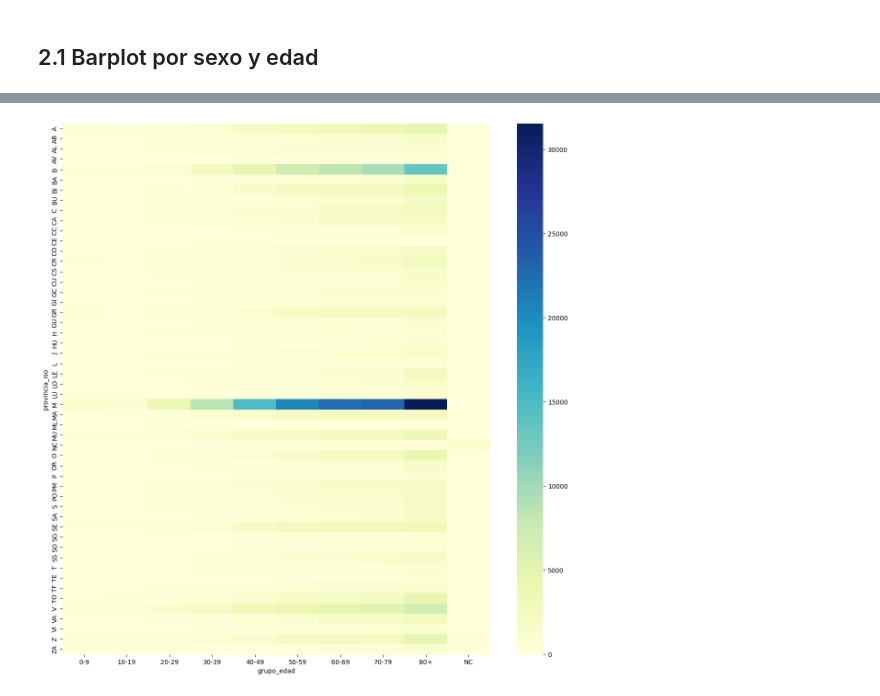
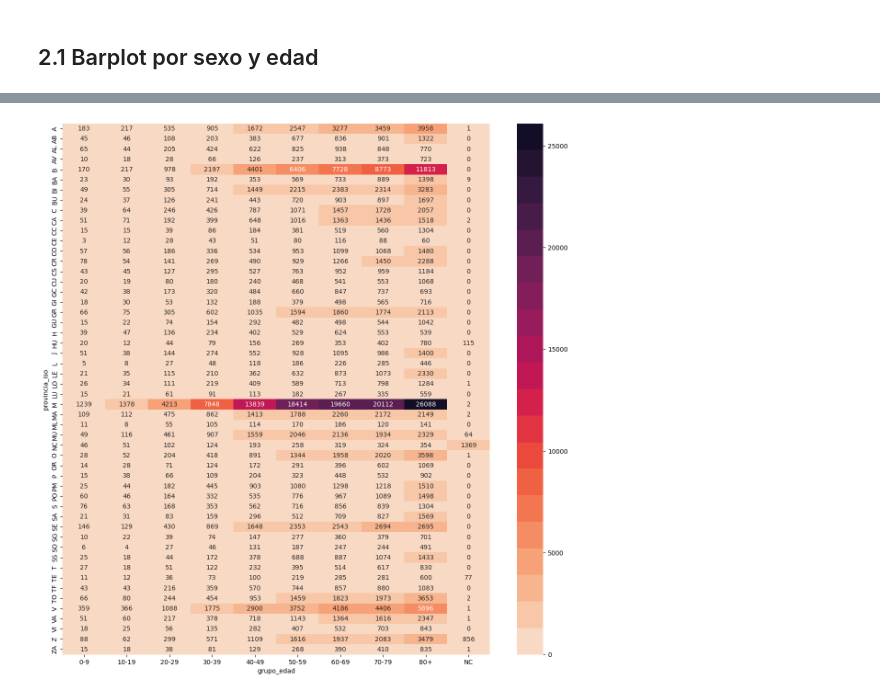
Before and after one commit to alimay01/Advanced-Visual, a Jupyter notebook: 03_seaborn_ejemplo_COVID.ipynb, the cells around one changed output, grey strips where cells are left out. Cells and saved outputs as stored; diff of their text form; code cells hidden in the pictures.

```diff
--- a/03_seaborn_ejemplo_COVID.ipynb
+++ b/03_seaborn_ejemplo_COVID.ipynb
@@ -88,9 +121,11 @@ ax = sns.heatmap(covid2_hosp)
 # %%
 fig, ax = plt.subplots(figsize=(15,15))         # Sample figsize in inches
-diverging_colors = sns.color_palette("RdBu", 10)
+diverging_colors = sns.color_palette("rocket_r", 20)  # Elegimos una paleta secuencial
 ax = sns.heatmap(covid2_hosp,
-                 cmap="YlGnBu")
+                 cmap=diverging_colors,
+                 annot = True,
+                 fmt = "g")
 # %% [output]
-[figure, old version]
+[figure, new version]
 # %%
 fig, ax = plt.subplots(figsize=(15,15))         # Sample figsize in inches
```
Also changed, not shown: parts of 19 cells of this notebook.
